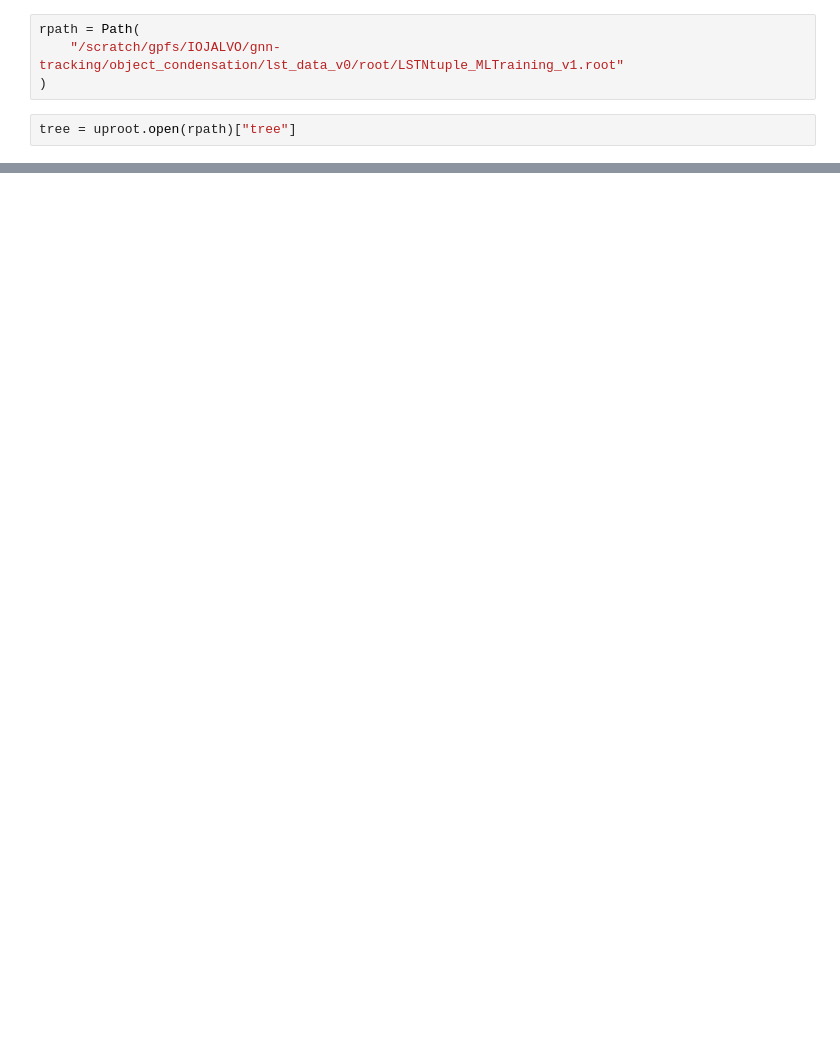
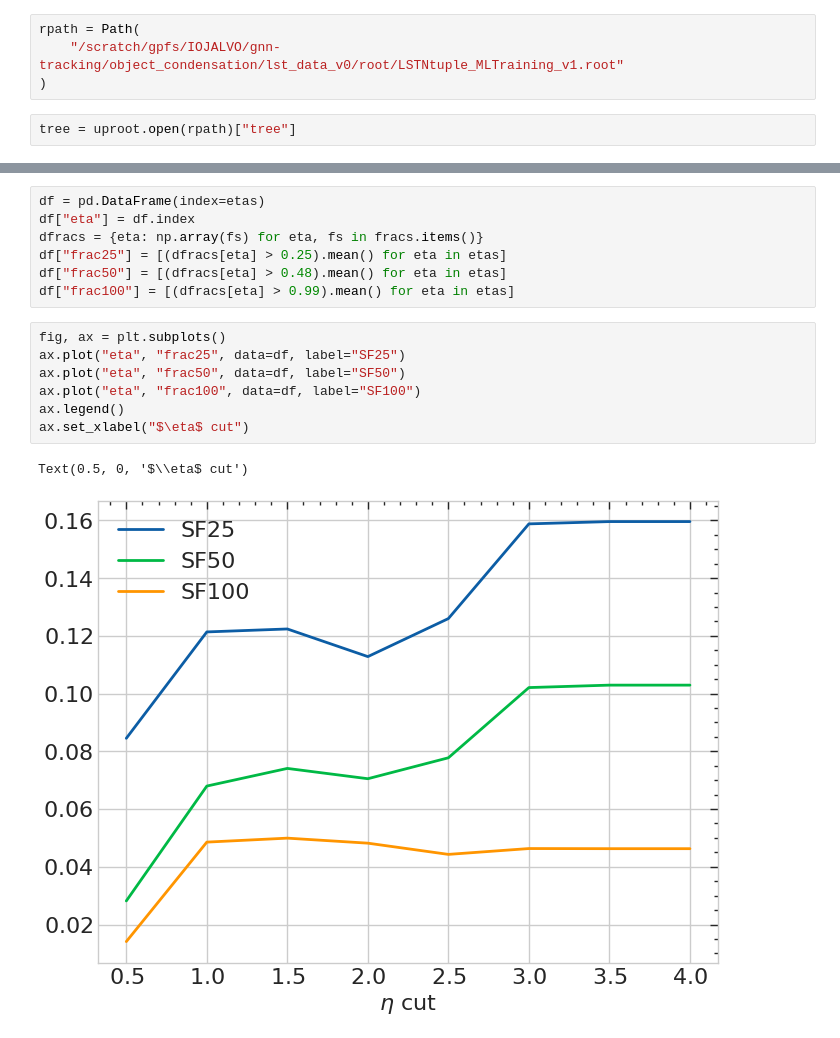
Before and after one commit to gnn-tracking/lst-tracking-hackathon, a Jupyter notebook: notebooks/050_connectivity.ipynb, the cells around one changed output, grey strips where cells are left out. Drawn from its saved outputs; the diff is of its cells as text; blank space fills up the shorter version.

```diff
--- a/notebooks/050_connectivity.ipynb
+++ b/notebooks/050_connectivity.ipynb
@@ -60,0 +97,17 @@ df_cut["n_hits_largest_component"].hist(bins=np.arange(0.5, 10.5))
+# %%
+df = pd.DataFrame(index=etas)
+df["eta"] = df.index
+dfracs = {eta: np.array(fs) for eta, fs in fracs.items()}
+df["frac25"] = [(dfracs[eta] > 0.25).mean() for eta in etas]
+df["frac50"] = [(dfracs[eta] > 0.48).mean() for eta in etas]
+df["frac100"] = [(dfracs[eta] > 0.99).mean() for eta in etas]
+# %%
+fig, ax = plt.subplots()
+ax.plot("eta", "frac25", data=df, label="SF25")
+ax.plot("eta", "frac50", data=df, label="SF50")
+ax.plot("eta", "frac100", data=df, label="SF100")
+ax.legend()
+ax.set_xlabel("$\eta$ cut")
+# %% [output]
+Text(0.5, 0, '$\\eta$ cut')
+[figure, added]
```
Also changed, not shown: parts of 12 cells of this notebook, 1 other file.
